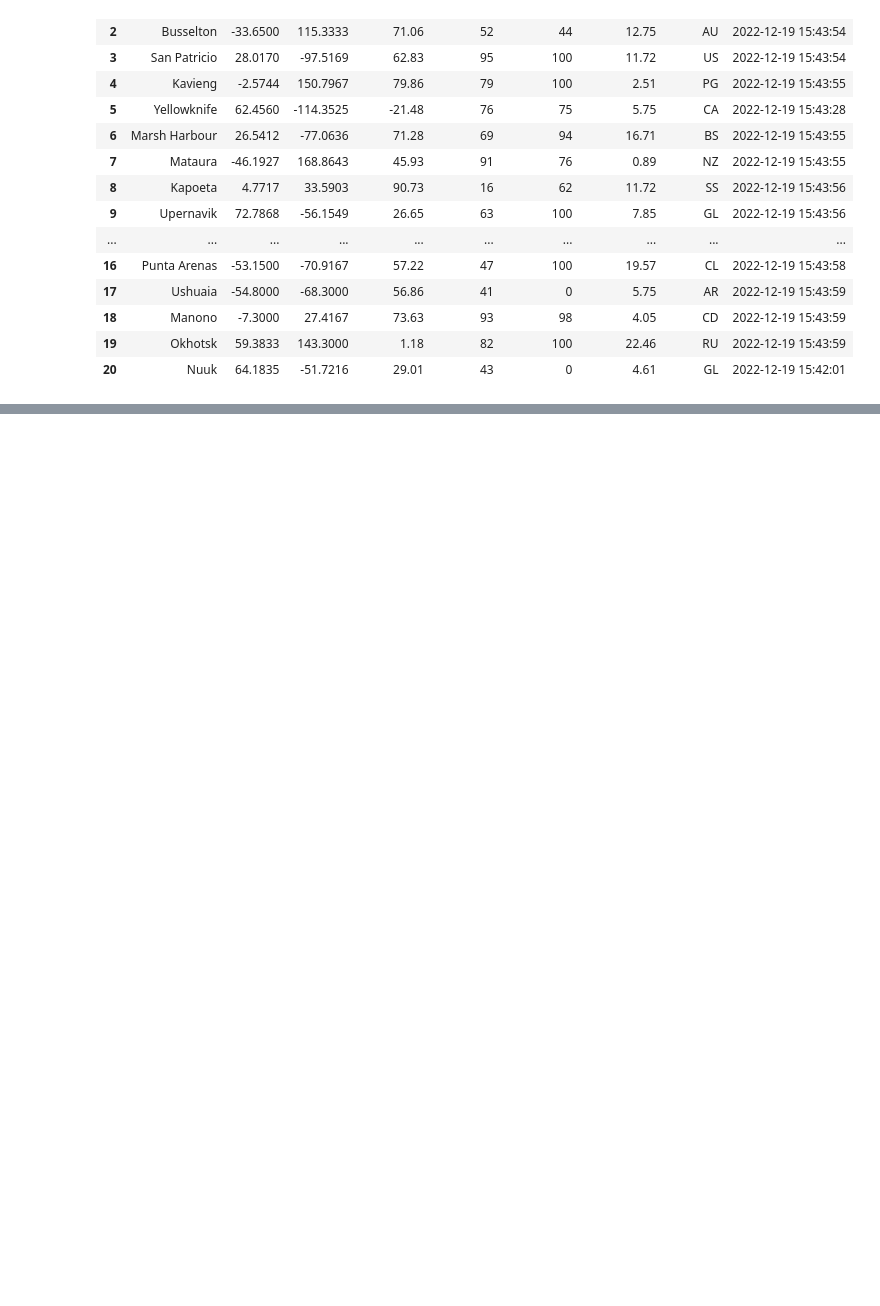
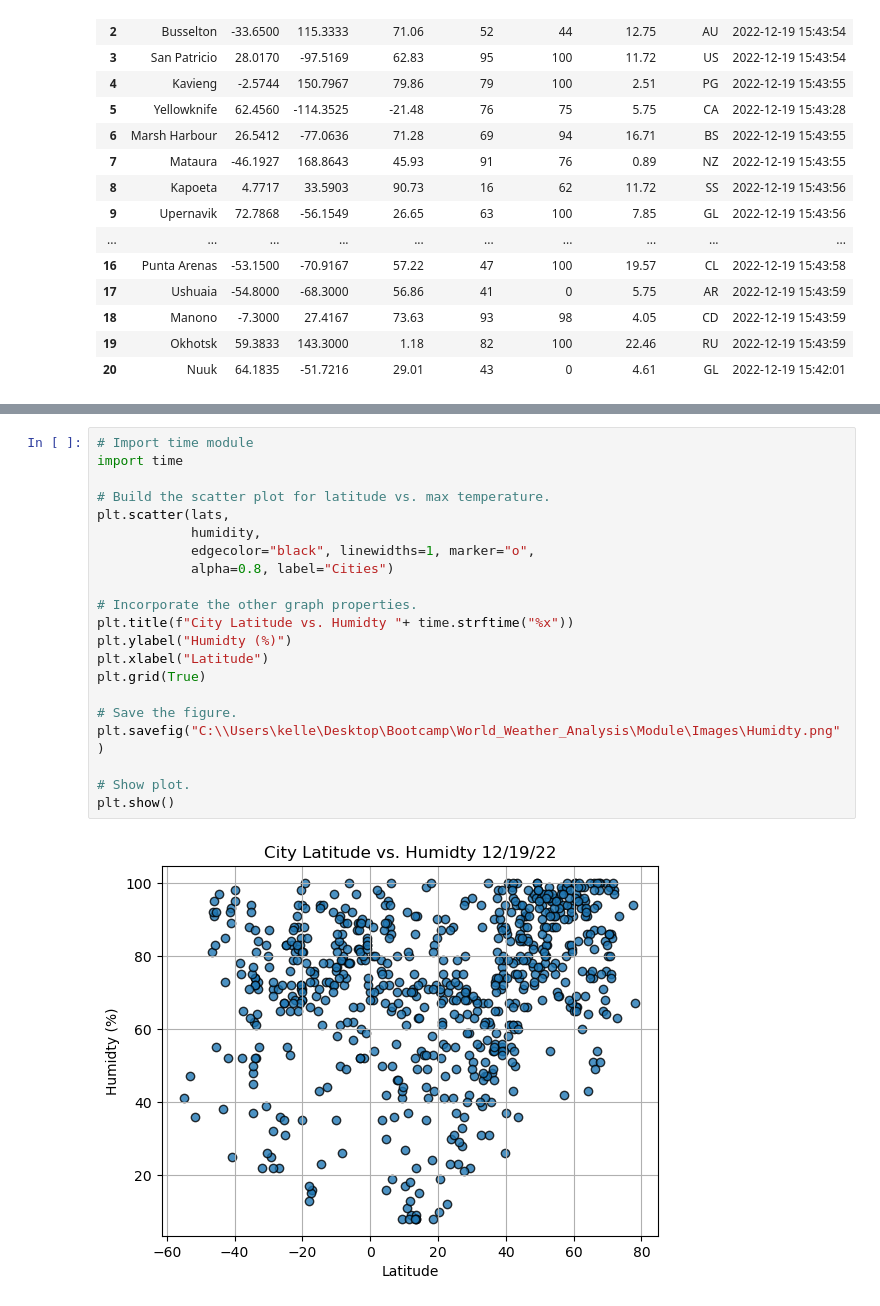
Before and after one commit to kelmo974/World_Weather_Analysis, a Jupyter notebook: Module/WeatherPy.ipynb, the cells around one changed output, grey strips where cells are left out. Drawn from its saved outputs; the diff is of its cells as text; blank space fills up the shorter version.

```diff
--- a/Module/WeatherPy.ipynb
+++ b/Module/WeatherPy.ipynb
@@ -199,0 +243,23 @@ city_data_df.to_csv(output_data_file, index_label="City_ID")
+# %%
+# Import time module
+import time
+
+# Build the scatter plot for latitude vs. max temperature.
+plt.scatter(lats,
+            humidity,
+            edgecolor="black", linewidths=1, marker="o",
+            alpha=0.8, label="Cities")
+
+# Incorporate the other graph properties.
+plt.title(f"City Latitude vs. Humidty "+ time.strftime("%x"))
+plt.ylabel("Humidty (%)")
+plt.xlabel("Latitude")
+plt.grid(True)
+
+# Save the figure.
+plt.savefig("C:\\Users\kelle\Desktop\Bootcamp\World_Weather_Analysis\Module\Images\Humidty.png")
+
+# Show plot.
+plt.show()
+# %% [output]
+[figure, added]
```
Also changed, not shown: parts of 21 cells of this notebook, 3 other files.
